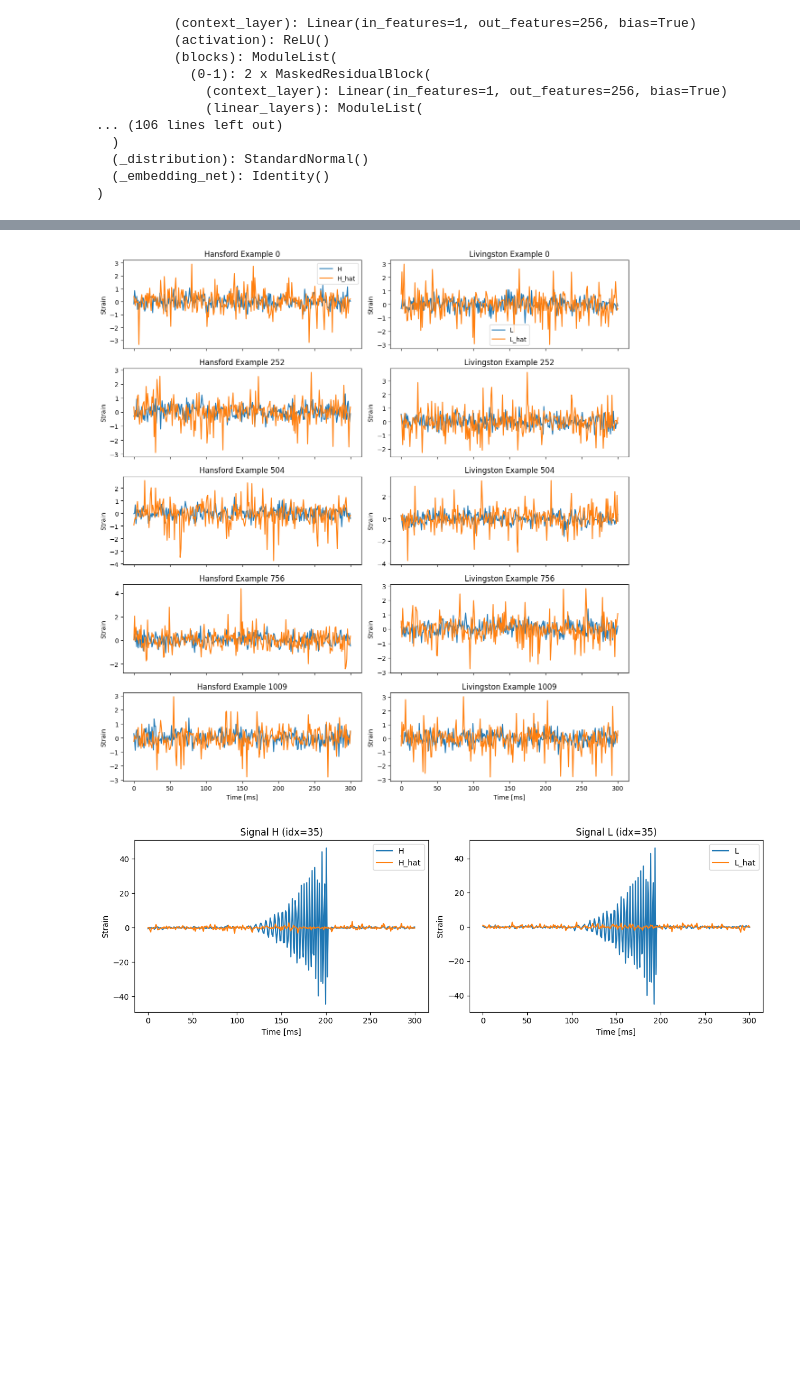
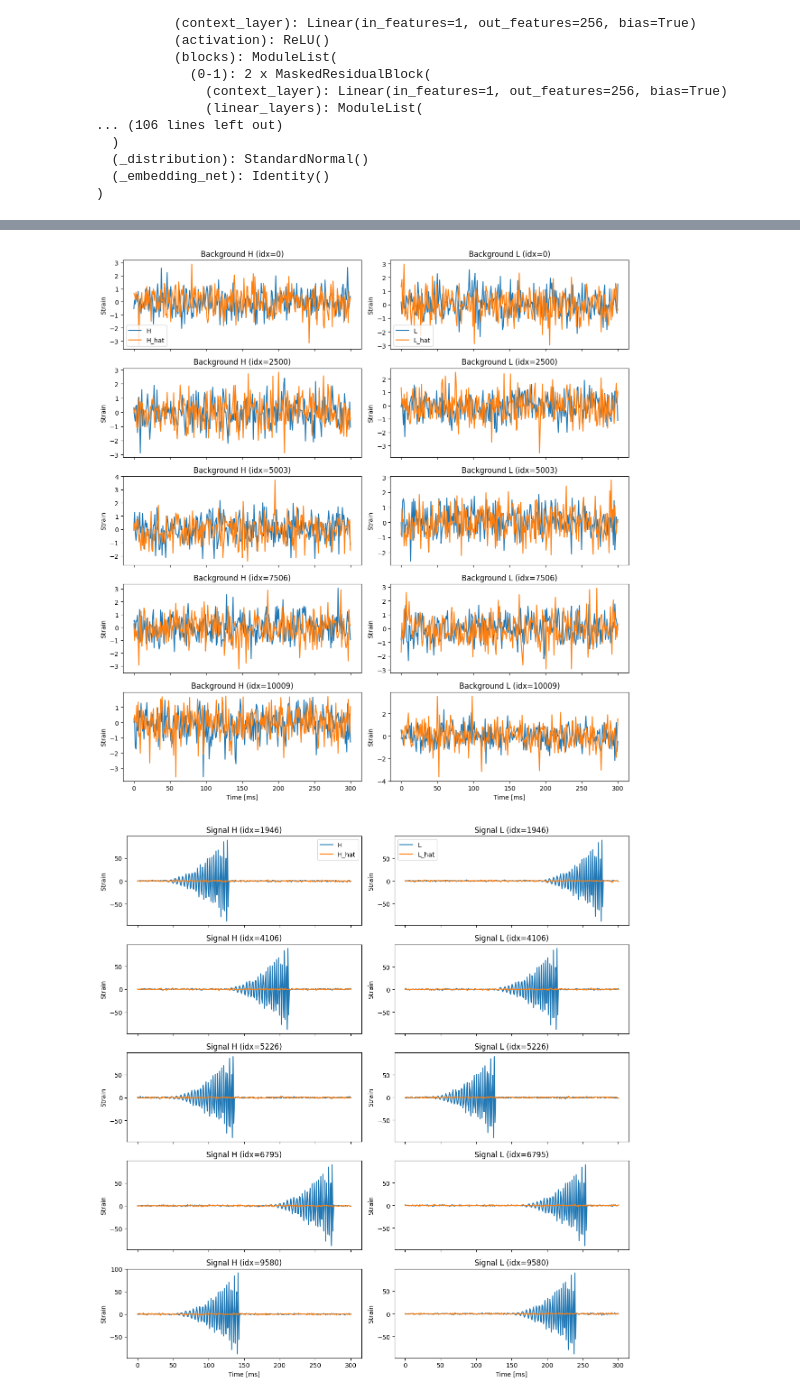
Before and after one commit to KrishWu/ranode, a Jupyter notebook: notebooks/gw_classifier.ipynb, the cells around one changed output, grey strips where cells are left out. Drawn from its saved outputs; the diff is of its cells as text; code cells hidden in the pictures; blank space fills up the shorter version.

```diff
--- a/notebooks/gw_classifier.ipynb
+++ b/notebooks/gw_classifier.ipynb
@@ -438,25 +438,37 @@ X_real_train.shape, X_hat_train.shape
 # %%
-# Plot multiple signal and background examples
+# Plot multiple background examples
 num_examples = 5
-indices = np.linspace(0, X_real_train.shape[0] - 1, num_examples, dtype=int)
+bg_indices = np.where(labels == 0)[0]
+if len(bg_indices) == 0:
+    raise ValueError("No background samples available for plotting")
 
-fig, axes = plt.subplots(num_examples, 2, figsize=(12, 2.5 * num_examples), sharex=True)
+if len(bg_indices) >= num_examples:
+    bg_indices = np.linspace(0, len(bg_indices) - 1, num_examples, dtype=int)
+    bg_indices = bg_indices
+    bg_indices = np.take(np.where(labels == 0)[0], bg_indices)
+else:
+    bg_indices = bg_indices
 
-for row, idx in enumerate(indices):
+fig, axes = plt.subplots(len(bg_indices), 2, figsize=(12, 2.5 * len(bg_indices)), sharex=True)
+
+if len(bg_indices) == 1:
+    axes = np.array([axes])
+
+for row, idx in enumerate(bg_indices):
     ax_h = axes[row, 0]
     ax_l = axes[row, 1]
 
     ax_h.plot(time, X_real_train[idx, 0, :], label="H")
     ax_h.plot(time, X_hat_train[idx, 0, :], label="H_hat")
     ax_h.set_ylabel("Strain")
-    ax_h.set_title(f"Hansford Example {idx}")
+    ax_h.set_title(f"Background H (idx={idx})")
     if row == 0:
         ax_h.legend()
 
     ax_l.plot(time, X_real_train[idx, 1, :], label="L")
     ax_l.plot(time, X_hat_train[idx, 1, :], label="L_hat")
     ax_l.set_ylabel("Strain")
-    ax_l.set_title(f"Livingston Example {idx}")
+    ax_l.set_title(f"Background L (idx={idx})")
     if row == 0:
         ax_l.legend()
 
@@ -466,31 +478,50 @@ for ax in axes[-1, :]:
 plt.tight_layout()
 plt.show()
 # %% [output]
-[figure, old version]
+[figure, new version]
 # %%
-# Plot the injected signal window vs flow reconstruction
-sig_idx = int(np.argmax(labels))
+# Plot signal examples vs flow reconstruction
+num_examples = 5
+sig_indices = np.where(labels == 1)[0]
+if len(sig_indices) == 0:
+    raise ValueError("No signal samples available for plotting")
 
-fig, axes = plt.subplots(1, 2, figsize=(12, 4), sharex=True)
+if len(sig_indices) >= num_examples:
+    sig_indices = np.linspace(0, len(sig_indices) - 1, num_examples, dtype=int)
+    sig_indices = np.take(np.where(labels == 1)[0], sig_indices)
+else:
+    sig_indices = sig_indices
 
-axes[0].plot(time, X_real_train[sig_idx, 0, :], label="H")
-axes[0].plot(time, X_hat_train[sig_idx, 0, :], label="H_hat")
-axes[0].set_xlabel("Time [ms]")
-axes[0].set_ylabel("Strain")
-axes[0].set_title(f"Signal H (idx={sig_idx})")
-axes[0].legend()
+fig, axes = plt.subplots(len(sig_indices), 2, figsize=(12, 2.5 * len(sig_indices)), sharex=True)
 
-axes[1].plot(time, X_real_train[sig_idx, 1, :], label="L")
-axes[1].plot(time, X_hat_train[sig_idx, 1, :], label="L_hat")
-axes[1].set_xlabel("Time [ms]")
-axes[1].set_ylabel("Strain")
-axes[1].set_title(f"Signal L (idx={sig_idx})")
-axes[1].legend()
+if len(sig_indices) == 1:
+    axes = np.array([axes])
+
+for row, idx in enumerate(sig_indices):
+    ax_h = axes[row, 0]
+    ax_l = axes[row, 1]
+
+    ax_h.plot(time, X_real_train[idx, 0, :], label="H")
+    ax_h.plot(time, X_hat_train[idx, 0, :], label="H_hat")
+    ax_h.set_ylabel("Strain")
+    ax_h.set_title(f"Signal H (idx={idx})")
+    if row == 0:
+        ax_h.legend()
+
+    ax_l.plot(time, X_real_train[idx, 1, :], label="L")
+    ax_l.plot(time, X_hat_train[idx, 1, :], label="L_hat")
+    ax_l.set_ylabel("Strain")
+    ax_l.set_title(f"Signal L (idx={idx})")
+    if row == 0:
+        ax_l.legend()
+
+for ax in axes[-1, :]:
+    ax.set_xlabel("Time [ms]")
 
 plt.tight_layout()
 plt.show()
 # %% [output]
-[figure, old version]
+[figure, new version]
 # %%
 USE_EXTERNAL_CLASSIFIER = True  # set True to use notebooks/model.py
 
```
Also changed, not shown: parts of 11 cells of this notebook.
